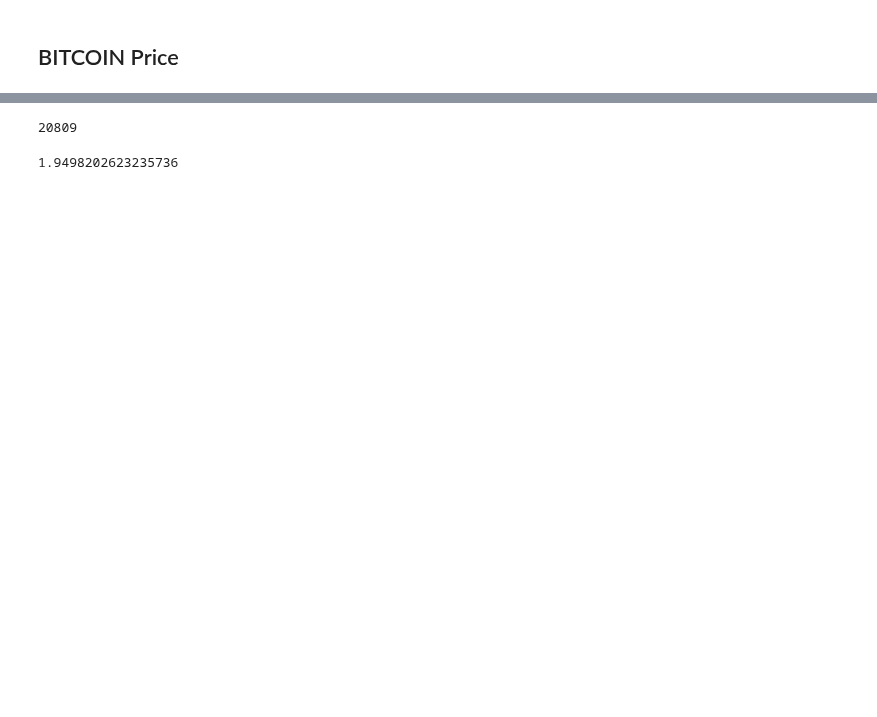
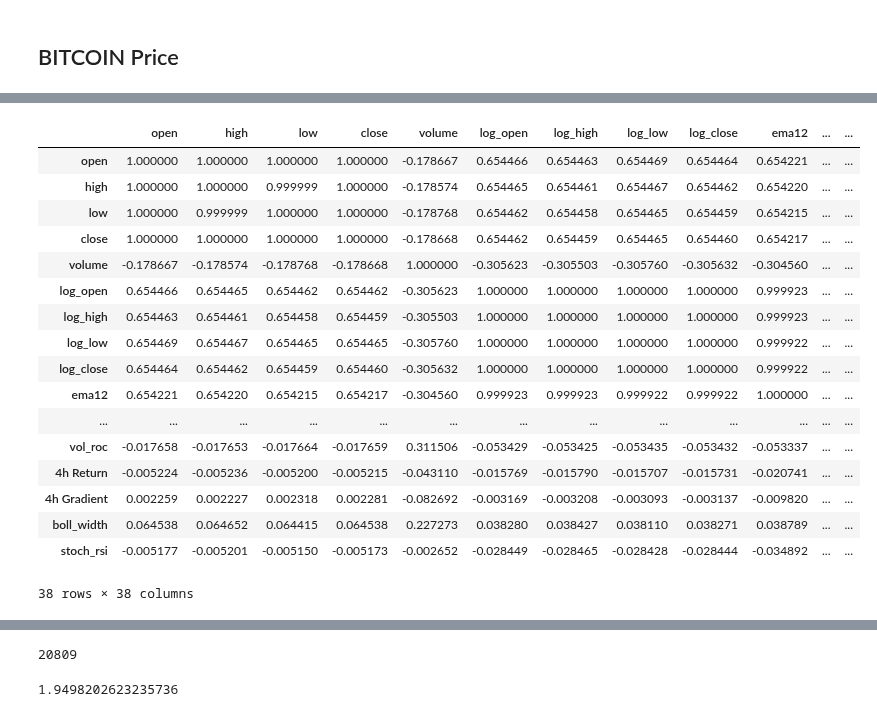
Before and after one commit to timjab92/cryptotrading-indicator, a Jupyter notebook: notebooks/BTC_pred_tim.ipynb, the cells around one changed output, grey strips where cells are left out. Cells and saved outputs as stored; diff of their text form; code cells hidden in the pictures; blank space fills up the shorter version.

```diff
--- a/notebooks/BTC_pred_tim.ipynb
+++ b/notebooks/BTC_pred_tim.ipynb
@@ -243,3 +256,24 @@ sns.heatmap(data.corr())
+# %%
+data.corr()
+# %% [output]
+|  | open | high | low | close | volume | log_open | log_high | log_low | log_close | ema12 | ... | ... |
+| open | 1.000000 | 1.000000 | 1.000000 | 1.000000 | -0.178667 | 0.654466 | 0.654463 | 0.654469 | 0.654464 | 0.654221 | ... | ... |
+| high | 1.000000 | 1.000000 | 0.999999 | 1.000000 | -0.178574 | 0.654465 | 0.654461 | 0.654467 | 0.654462 | 0.654220 | ... | ... |
+| low | 1.000000 | 0.999999 | 1.000000 | 1.000000 | -0.178768 | 0.654462 | 0.654458 | 0.654465 | 0.654459 | 0.654215 | ... | ... |
+| close | 1.000000 | 1.000000 | 1.000000 | 1.000000 | -0.178668 | 0.654462 | 0.654459 | 0.654465 | 0.654460 | 0.654217 | ... | ... |
+| volume | -0.178667 | -0.178574 | -0.178768 | -0.178668 | 1.000000 | -0.305623 | -0.305503 | -0.305760 | -0.305632 | -0.304560 | ... | ... |
+| log_open | 0.654466 | 0.654465 | 0.654462 | 0.654462 | -0.305623 | 1.000000 | 1.000000 | 1.000000 | 1.000000 | 0.999923 | ... | ... |
+| log_high | 0.654463 | 0.654461 | 0.654458 | 0.654459 | -0.305503 | 1.000000 | 1.000000 | 1.000000 | 1.000000 | 0.999923 | ... | ... |
+| log_low | 0.654469 | 0.654467 | 0.654465 | 0.654465 | -0.305760 | 1.000000 | 1.000000 | 1.000000 | 1.000000 | 0.999922 | ... | ... |
+| log_close | 0.654464 | 0.654462 | 0.654459 | 0.654460 | -0.305632 | 1.000000 | 1.000000 | 1.000000 | 1.000000 | 0.999922 | ... | ... |
+| ema12 | 0.654221 | 0.654220 | 0.654215 | 0.654217 | -0.304560 | 0.999923 | 0.999923 | 0.999922 | 0.999922 | 1.000000 | ... | ... |
+| ... | ... | ... | ... | ... | ... | ... | ... | ... | ... | ... | ... | ... |
+| vol_roc | -0.017658 | -0.017653 | -0.017664 | -0.017659 | 0.311506 | -0.053429 | -0.053425 | -0.053435 | -0.053432 | -0.053337 | ... | ... |
+| 4h Return | -0.005224 | -0.005236 | -0.005200 | -0.005215 | -0.043110 | -0.015769 | -0.015790 | -0.015707 | -0.015731 | -0.020741 | ... | ... |
+| 4h Gradient | 0.002259 | 0.002227 | 0.002318 | 0.002281 | -0.082692 | -0.003169 | -0.003208 | -0.003093 | -0.003137 | -0.009820 | ... | ... |
+| boll_width | 0.064538 | 0.064652 | 0.064415 | 0.064538 | 0.227273 | 0.038280 | 0.038427 | 0.038110 | 0.038271 | 0.038789 | ... | ... |
+| stoch_rsi | -0.005177 | -0.005201 | -0.005150 | -0.005173 | -0.002652 | -0.028449 | -0.028465 | -0.028428 | -0.028444 | -0.034892 | ... | ... |
+38 rows × 38 columns
 # %%
 data.keys()
 # %% [output]
```
Also changed, not shown: parts of 88 cells of this notebook.
